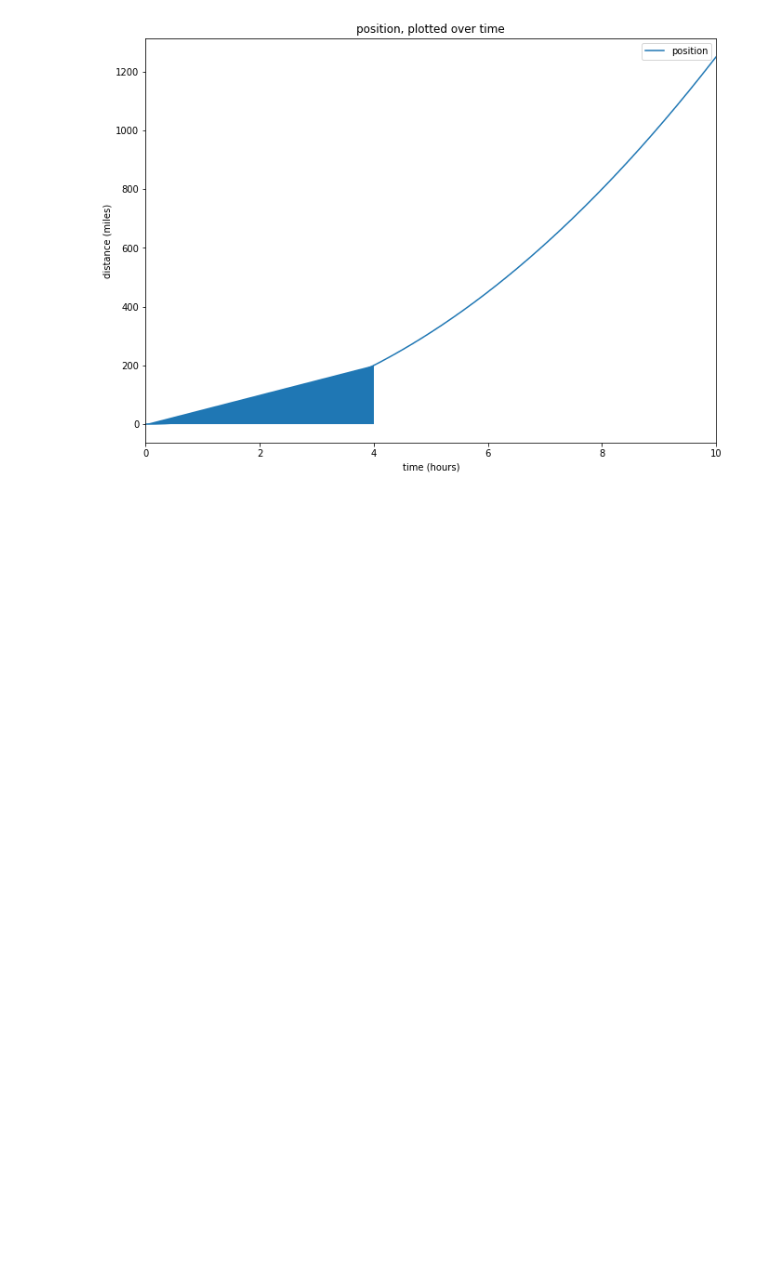
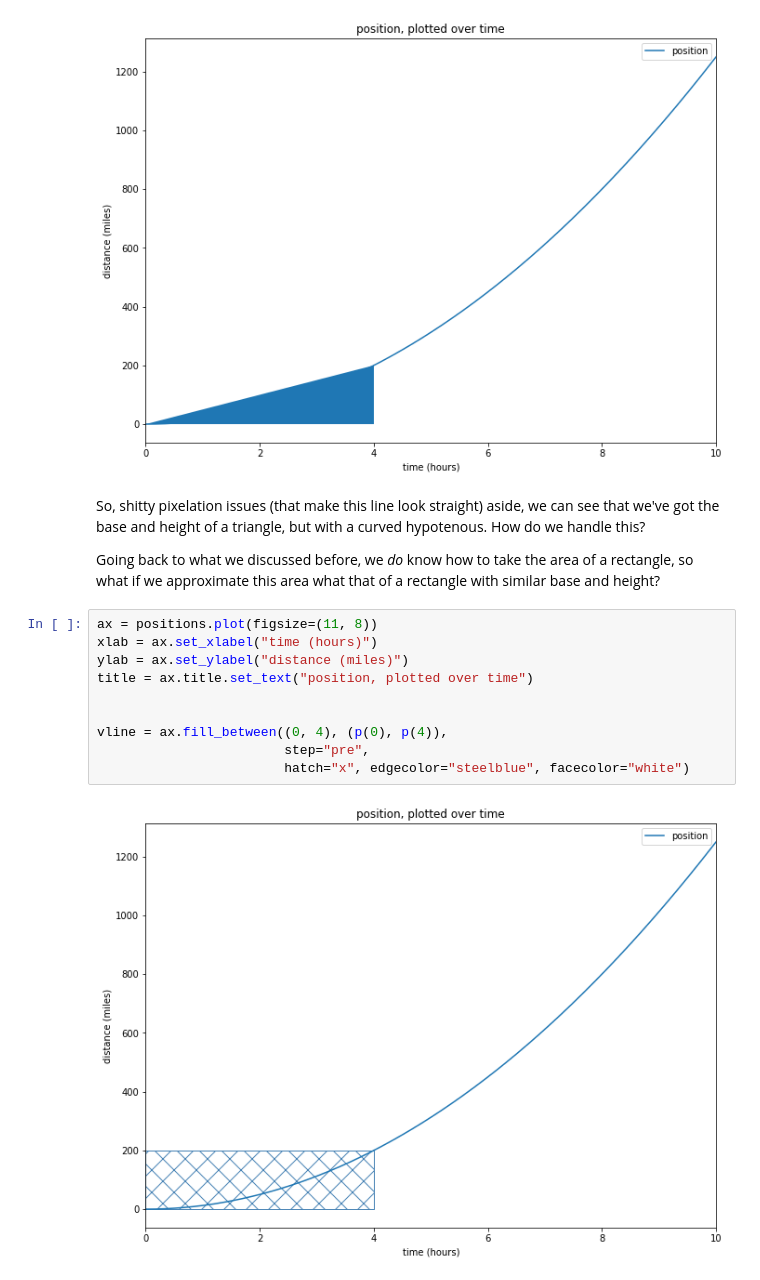
Before and after one commit to contently/math_class, a Jupyter notebook: calculus_integrals.ipynb, the cells around one changed output. Drawn from its saved outputs; the diff is of its cells as text; blank space fills up the shorter version.

```diff
--- a/calculus_integrals.ipynb
+++ b/calculus_integrals.ipynb
@@ -114,3 +130,19 @@ title = ax.title.set_text("position, plotted over time")
 vline = ax.fill_between((0, 4), (p(0), p(4)))
 # %% [output]
 [figure]
+# %% [markdown]
+So, shitty pixelation issues (that make this line look straight) aside, we can see that we've got the base and height of a triangle, but with a curved hypotenous. How do we handle this?
+
+Going back to what we discussed before, we _do_ know how to take the area of a rectangle, so what if we approximate this area what that of a rectangle with similar base and height?
+# %%
+ax = positions.plot(figsize=(11, 8))
+xlab = ax.set_xlabel("time (hours)")
+ylab = ax.set_ylabel("distance (miles)")
+title = ax.title.set_text("position, plotted over time")
+
+
+vline = ax.fill_between((0, 4), (p(0), p(4)),
+                        step="pre",
+                        hatch="x", edgecolor="steelblue", facecolor="white")
+# %% [output]
+[figure, added]
```
Also changed, not shown: parts of 48 cells of this notebook.
